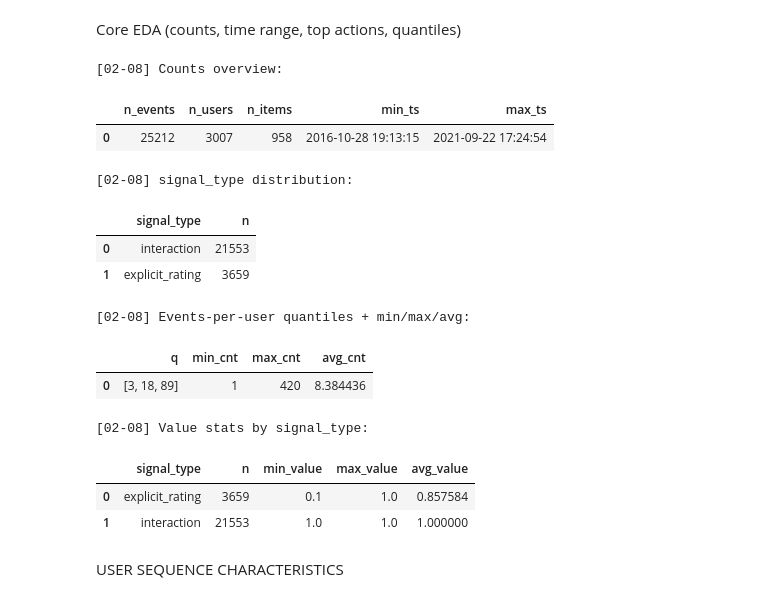
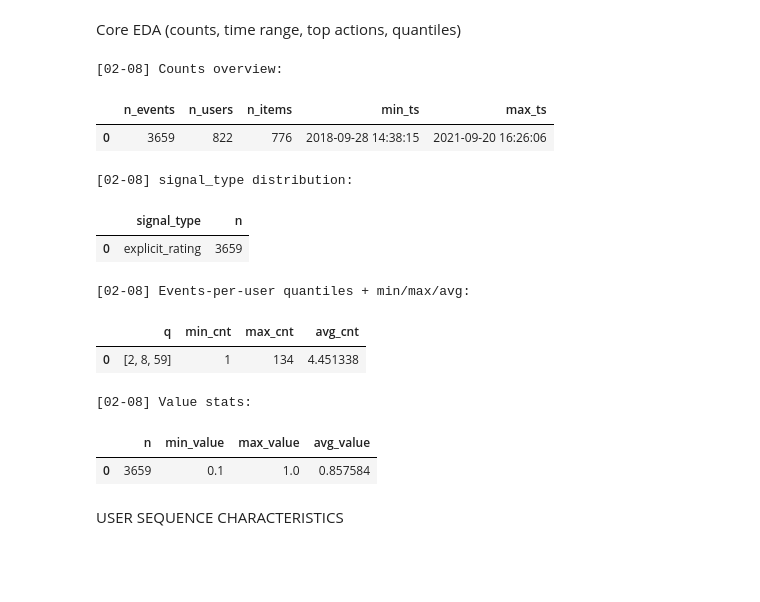
Before and after one commit to jamalla/mooc-coldstart-session-meta, a Jupyter notebook: notebooks/02_eda_target_mooc.ipynb, the cells around one changed output. Drawn from its saved outputs; the diff is of its cells as text; code cells hidden in the pictures; blank space fills up the shorter version.

```diff
--- a/notebooks/02_eda_target_mooc.ipynb
+++ b/notebooks/02_eda_target_mooc.ipynb
@@ -333,7 +389,7 @@ if bad_ts > 0:
 # %% [markdown]
 Core EDA (counts, time range, top actions, quantiles)
 # %%
-# [CELL 02-08] EDA metrics for target dataset (MARS)
+# [CELL 02-08] EDA metrics (EXPLICIT ONLY)
 
 counts = con.execute(
     f"""
@@ -368,46 +424,41 @@ events_per_user = con.execute(
       GROUP BY 1
     )
     SELECT
       approx_quantile(cnt, [0.5, 0.9, 0.99]) AS q,
       MIN(cnt) AS min_cnt,
       MAX(cnt) AS max_cnt,
       AVG(cnt) AS avg_cnt
     FROM per_user;
     """
 ).df()
 print("[02-08] Events-per-user quantiles + min/max/avg:")
 display(events_per_user)
 
 value_stats = con.execute(
     f"""
     SELECT
-      signal_type,
       COUNT(*) AS n,
       MIN(value) AS min_value,
       MAX(value) AS max_value,
       AVG(value) AS avg_value
-    FROM {CANON_VIEW}
-    GROUP BY 1
-    ORDER BY 1;
+    FROM {CANON_VIEW};
     """
 ).df()
-print("[02-08] Value stats by signal_type:")
+print("[02-08] Value stats:")
 display(value_stats)
 # %% [output]
 [02-08] Counts overview:
 |  | n_events | n_users | n_items | min_ts | max_ts |
-| 0 | 25212 | 3007 | 958 | 2016-10-28 19:13:15 | 2021-09-22 17:24:54 |
+| 0 | 3659 | 822 | 776 | 2018-09-28 14:38:15 | 2021-09-20 16:26:06 |
 [02-08] signal_type distribution:
 |  | signal_type | n |
-| 0 | interaction | 21553 |
-| 1 | explicit_rating | 3659 |
+| 0 | explicit_rating | 3659 |
 [02-08] Events-per-user quantiles + min/max/avg:
 |  | q | min_cnt | max_cnt | avg_cnt |
-| 0 | [3, 18, 89] | 1 | 420 | 8.384436 |
+| 0 | [2, 8, 59] | 1 | 134 | 4.451338 |
-[02-08] Value stats by signal_type:
+[02-08] Value stats:
-|  | signal_type | n | min_value | max_value | avg_value |
-| 0 | explicit_rating | 3659 | 0.1 | 1.0 | 0.857584 |
-| 1 | interaction | 21553 | 1.0 | 1.0 | 1.000000 |
+|  | n | min_value | max_value | avg_value |
+| 0 | 3659 | 0.1 | 1.0 | 0.857584 |
 # %% [markdown]
 USER SEQUENCE CHARACTERISTICS
 # %%
```
Also changed, not shown: parts of 16 cells of this notebook, 2 other files.
